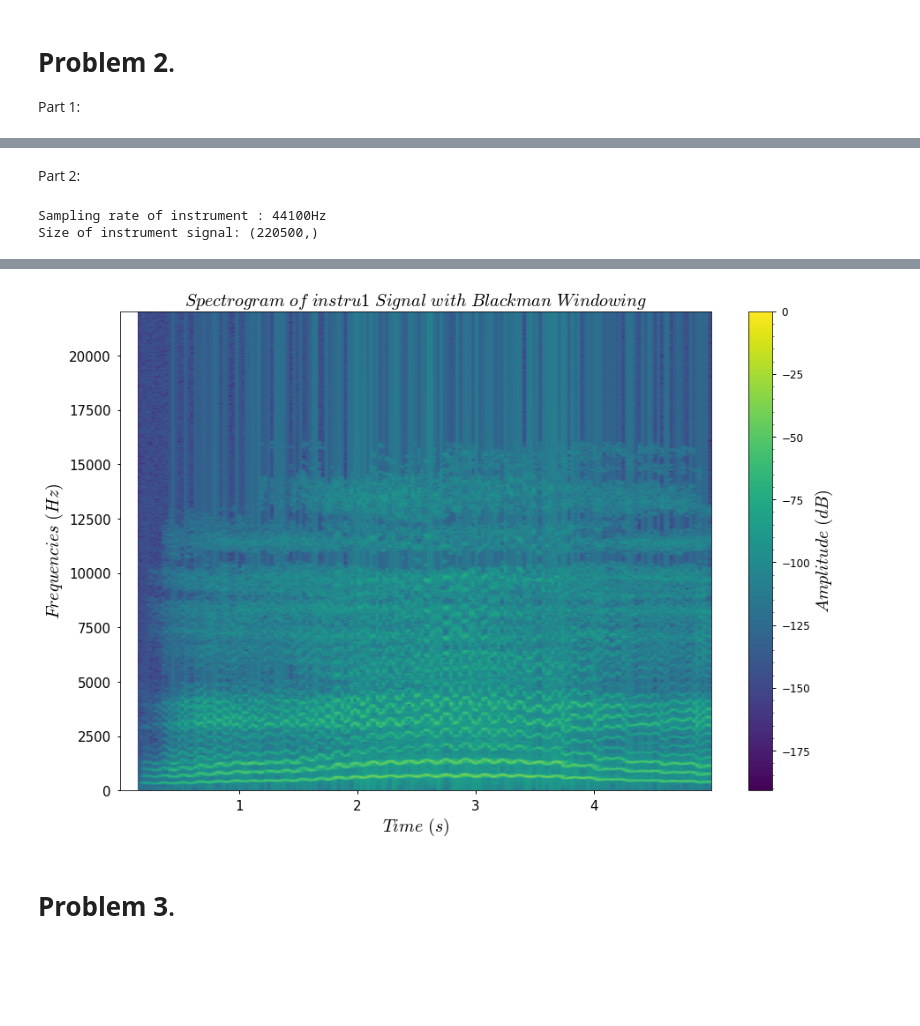
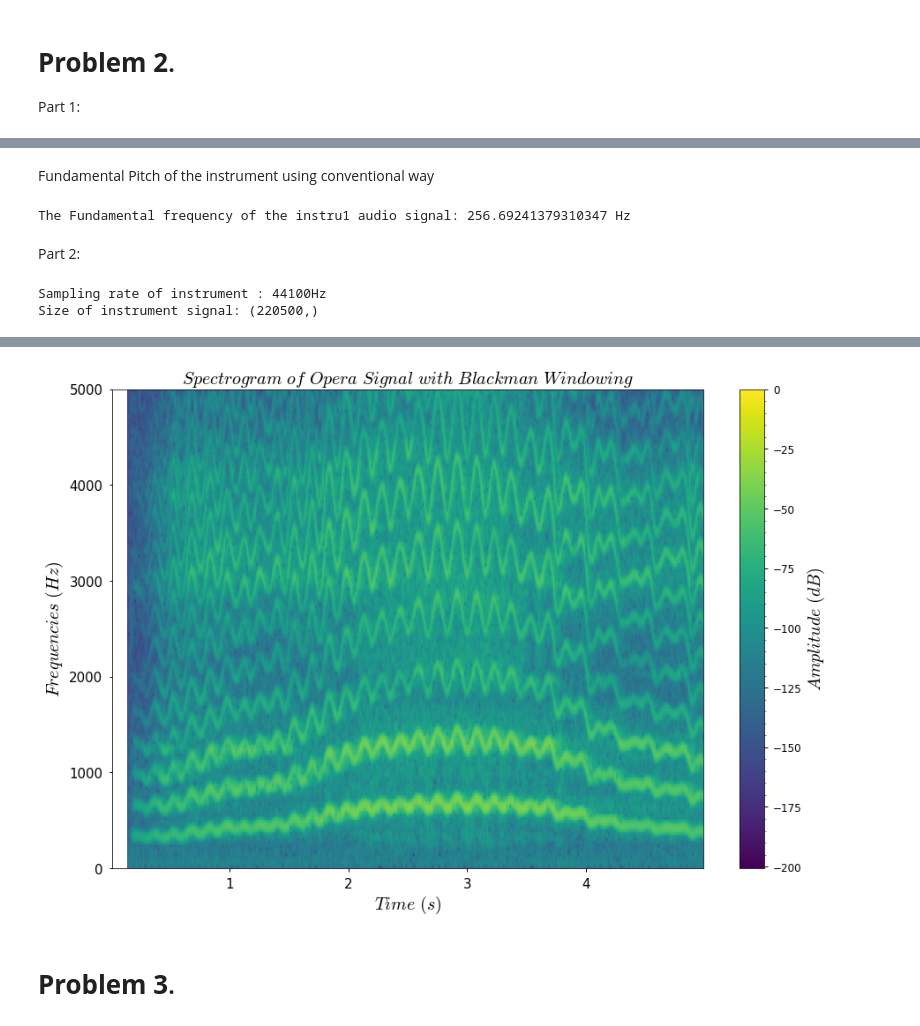
Before and after one commit to Harsha1569/DSP_Lab, a Jupyter notebook: Experiment_5/Experiment_5.ipynb, the cells around one changed output, grey strips where cells are left out. Saved outputs shown, nothing was run; the diff lists cells and outputs as text; code cells hidden in the pictures; blank space fills up the shorter version.

```diff
--- a/Experiment_5/Experiment_5.ipynb
+++ b/Experiment_5/Experiment_5.ipynb
@@ -200,7 +201,7 @@ Fs1, track= wavfile.read('instru1.wav')
 track = track/32767.0
 print('Sampling rate of instrument : {}Hz'.format(Fs1))
 print('Size of instrument signal: {}'.format(track.shape))
-Nosi = 500
+Nosi = 800
 def specgram2d(y, N, Fs, window=None, ax=None, title=None):
   ax = plt.axes()
   ax.set_title(title, loc='center', wrap=True, fontsize = 20)
@@ -212,7 +213,7 @@ def specgram2d(y, N, Fs, window=None, ax=None, title=None):
     ws=sp.windows.blackman(N)
   else:
     ws=sp.windows.boxcar(N)
-  spec, freqs, t, im = ax.specgram(y, NFFT=N, Fs=Fs, window=ws, noverlap=10, scale='dB', vmax=0)
+  spec, freqs, t, im = ax.specgram(y, NFFT=N, Fs=Fs, window=ws, noverlap=700, scale='dB', vmax=0)
   ax.set_xlabel(r'$Time\ (s)$', fontsize = 20)
   ax.set_ylabel(r'$Frequencies\ (Hz)$', fontsize = 20)
   cbar = plt.colorbar(im, ax=ax)
@@ -237,3 +253,25 @@ Size of instrument signal: (36250,)
+# %% [markdown]
+Fundamental Pitch of the instrument using conventional way
+# %%
+def find_ff(track, frequency):
+  TRACK = fft(track)
+  max_val = np.max(np.abs(TRACK))
+  TRACK = TRACK/max_val
+  for i in range (len(TRACK)):
+    if (np.abs(TRACK[i])<=0.1):
+      TRACK[i]=0;
+    elif (i==0):
+      TRACK[i]=0
+
+  TRACK_peaks = sp.find_peaks(np.abs(TRACK))[0]
+  fundamental_frequency = (TRACK_peaks[0]/len(TRACK)) *frequency
+  return fundamental_frequency
+
+ff_1 = find_ff(track, Fs1)
+
+print('The Fundamental frequency of the instru1 audio signal: {} Hz'.format(ff_1))
+# %% [output]
+The Fundamental frequency of the instru1 audio signal: 256.69241379310347 Hz
 # %% [markdown]
 Part 2:
 # %%
@@ -242,39 +280,41 @@ opera = opera/32767.0
 print('Sampling rate of instrument : {}Hz'.format(Fs2))
 print('Size of instrument signal: {}'.format(opera.shape))
 
-Noso = 1200
+Noso = 1400
+
 def specgram2d(y, N, Fs, window=None, ax=None, title=None):
   ax = plt.axes()
   ax.set_title(title, loc='center', wrap=True, fontsize = 20)
   if window=='hamming':
     ws=sp.windows.hamming(N)
   elif window=='hanning':
     ws=sp.windows.hanning(N)
   elif window=='blackman':
     ws=sp.windows.blackman(N)
   else:
     ws=sp.windows.boxcar(N)
-  spec, freqs, t, im = ax.specgram(y, NFFT=N, Fs=Fs, window=ws, noverlap=10, scale='dB', vmax=0)
+  spec, freqs, t, im = ax.specgram(y, NFFT=N, Fs=Fs, window=ws, noverlap=800, scale='dB', vmax=0)
   ax.set_xlabel(r'$Time\ (s)$', fontsize = 20)
   ax.set_ylabel(r'$Frequencies\ (Hz)$', fontsize = 20)
+  ax.set_ylim((0, 5000))
   cbar = plt.colorbar(im, ax=ax)
   cbar.set_label(r'$Amplitude\ (dB)$', fontsize = 20)
   cbar.minorticks_on()
   cbar.ax.tick_params(axis="both", labelsize = 12)
   ax.tick_params(axis="both", labelsize = 15)
   fig4.tight_layout()
 
 
 fig5, ax1 = plt.subplots(figsize=(15,10))
-specgram2d(opera, Noso, Fs2, ax=ax1, window='blackman', title = r'$Spectrogram\ of\ instru1\ Signal\ with\ Blackman\ Windowing$')
-fig5.savefig('fig7.png')
+specgram2d(opera, Noso, Fs2, ax=ax1, window='blackman', title = r'$Spectrogram\ of\ Opera\ Signal\ with\ Blackman\ Windowing$')
+fig5.savefig('fig8.png')
 
 
 display(Audio(data=opera, rate=Fs2))
 # %% [output]
 Sampling rate of instrument : 44100Hz
 Size of instrument signal: (220500,)
 [interactive output not drawn]
-[figure, old version]
+[figure, new version]
 # %% [markdown]
 # **Problem** **3**. <br>
```
Also changed, not shown: parts of 8 cells of this notebook.
